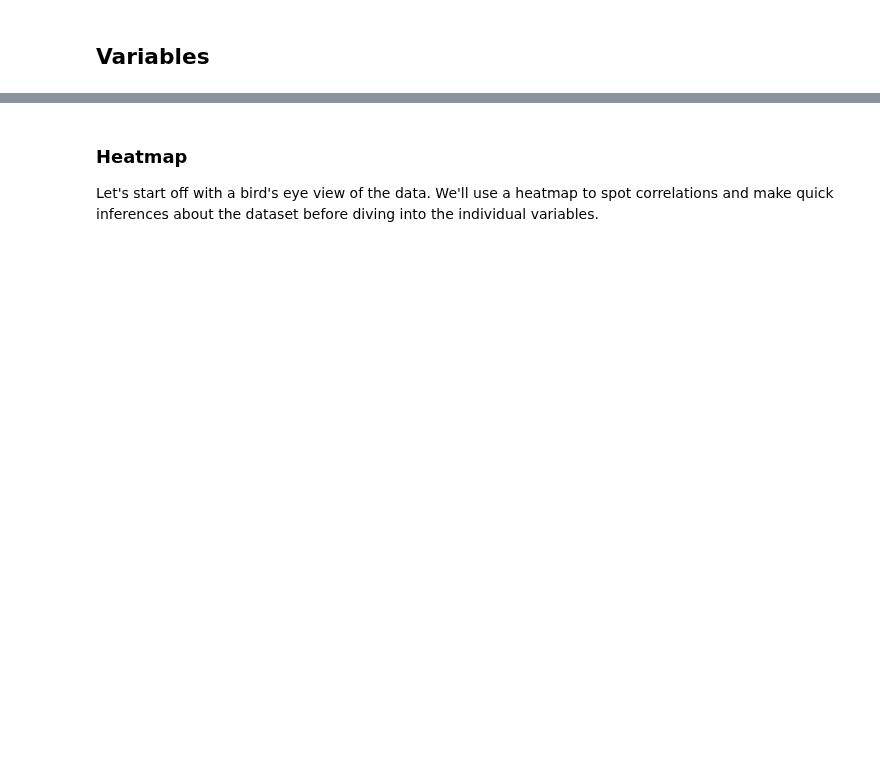
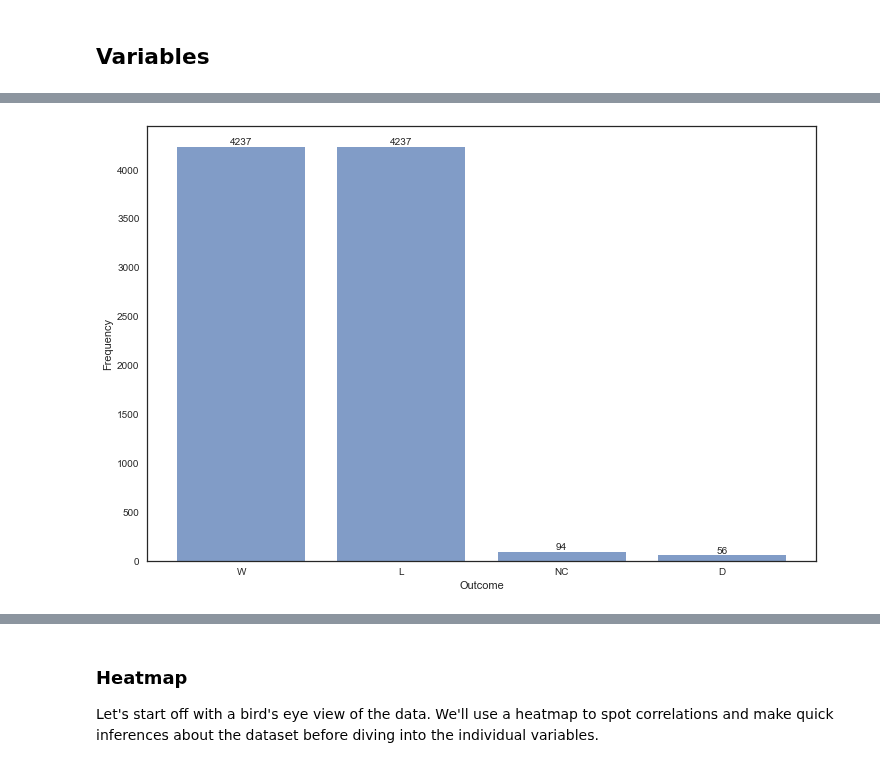
Before and after one commit to cfergusonlee/ufc_fight_analysis, a Jupyter notebook: ufc_analysis.ipynb, the cells around one changed output, grey strips where cells are left out. Cells and saved outputs as stored; diff of their text form; code cells hidden in the pictures; blank space fills up the shorter version.

```diff
--- a/ufc_analysis.ipynb
+++ b/ufc_analysis.ipynb
@@ -233,7 +212,9 @@ Right off the bat I can see the data is organized in reverse-chronological order
 
 I'm surprised by the lack of NaN values in this dataset. Apparently, Fightmetrics is very organized! I'll have to crawl deep to see if there are any inconsistencies.
 # %%
-fight_df['fight_id'] = abs(4412 - fight_df['fight_id'])
+fight_df['fight_id'] = abs(4337 - fight_df['fight_id'])
 fight_df = fight_df[::-1]
 index = list(range(len(fight_df)))
 fight_df.index = index
+fight_df['outcome'] = 0
+fight_df.loc[fight_df['win/loss'] == 'W', 'outcome'] = 1
@@ -243,0 +223,4 @@ fight_df.tail()
+# %%
+fight_df.loc[:, 'date'] = pd.to_datetime(fight_df.date)
+all_fights = fight_df.copy()
+fight_df.head()
@@ -255,8 +235,0 @@ There are non-alpha characters in the first and last names columns but they are
-# %%
-fight_df.loc[:,'name'] = fight_df['name_first'] + ' ' + fight_df['name_last']
-fight_df['name'].head()
-del fight_df['name_first']
-del fight_df['name_last']
-cols = fight_df.columns.tolist()
-cols = cols[-1:] + cols[:-1]
-fight_df = fight_df[cols]
@@ -332,0 +323,12 @@ fight_ratios = pd.concat(
+# %%
+counts = fight_df['win/loss'].value_counts()
+plt.figure(figsize=(12,8))
+plt.bar(range(len(counts.index)), counts.values, alpha=.7)
+plt.xlabel('Outcome')
+plt.ylabel('Frequency')
+plt.xticks(range(len(counts.index)), counts.index)
+for x,y in zip(range(len(counts.index)), counts.values):
+    plt.text(x, y, y, ha='center', va='bottom')
+plt.show()
+# %% [output]
+[figure, added]
```
Also changed, not shown: parts of 198 cells of this notebook, 4 other files.
